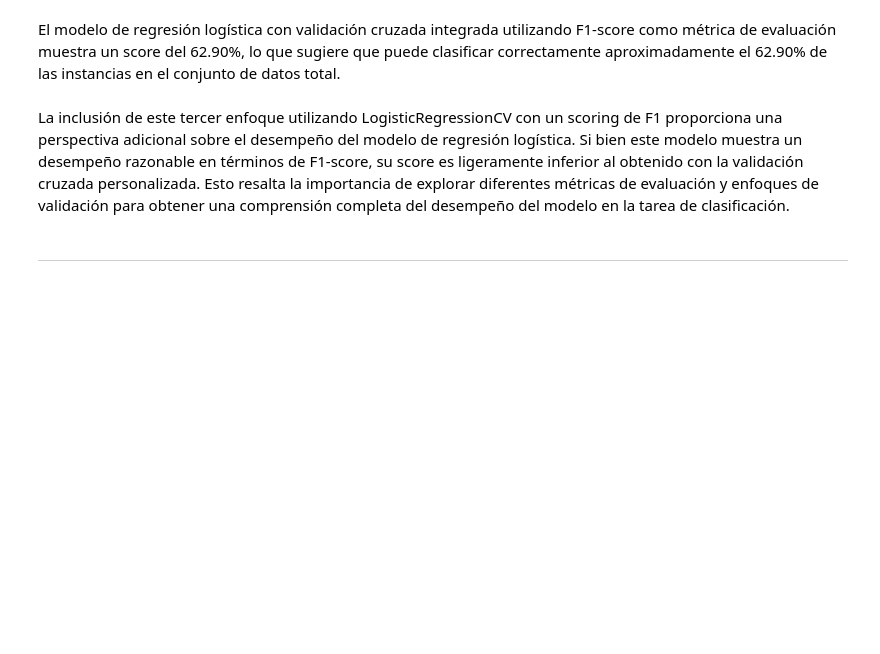
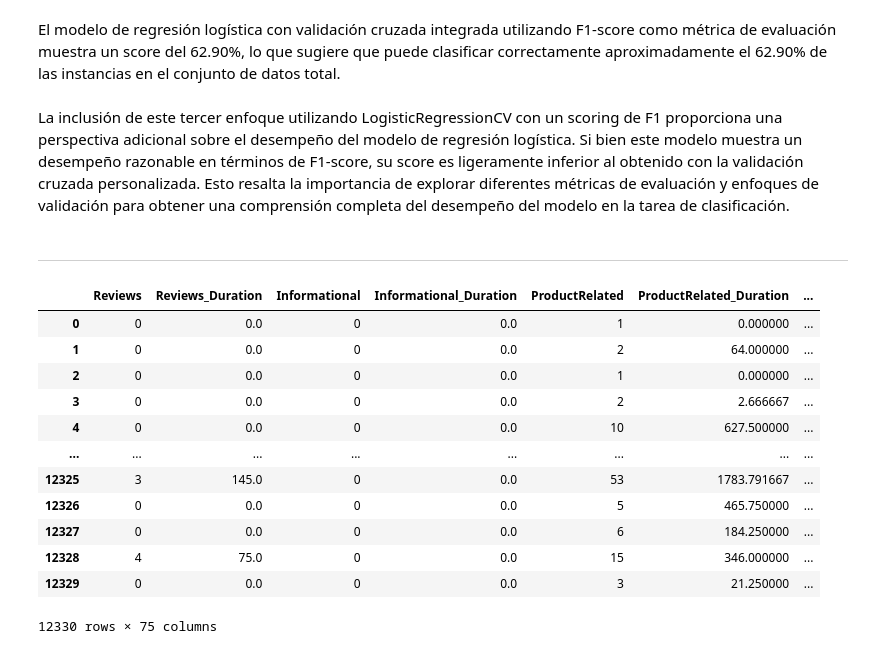
Before and after one commit to Leostark95/Anal-tica-II---Proyecto-1, a Jupyter notebook: proyecto_1.ipynb, the cells around one changed output. Cells and saved outputs as stored; diff of their text form; code cells hidden in the pictures; blank space fills up the shorter version.

```diff
--- a/proyecto_1.ipynb
+++ b/proyecto_1.ipynb
@@ -1003,3 +949,20 @@ El modelo de regresión logística con validación cruzada integrada utilizando
 La inclusión de este tercer enfoque utilizando LogisticRegressionCV con un scoring de F1 proporciona una perspectiva adicional sobre el desempeño del modelo de regresión logística. Si bien este modelo muestra un desempeño razonable en términos de F1-score, su score es ligeramente inferior al obtenido con la validación cruzada personalizada. Esto resalta la importancia de explorar diferentes métricas de evaluación y enfoques de validación para obtener una comprensión completa del desempeño del modelo en la tarea de clasificación.
 # %% [markdown]
 ---
+# %%
+df = pd.concat([df_nums, df_cats_dummies], axis=1)
+df
+# %% [output]
+|  | Reviews | Reviews_Duration | Informational | Informational_Duration | ProductRelated | ProductRelated_Duration | ... |
+| 0 | 0 | 0.0 | 0 | 0.0 | 1 | 0.000000 | ... |
+| 1 | 0 | 0.0 | 0 | 0.0 | 2 | 64.000000 | ... |
+| 2 | 0 | 0.0 | 0 | 0.0 | 1 | 0.000000 | ... |
+| 3 | 0 | 0.0 | 0 | 0.0 | 2 | 2.666667 | ... |
+| 4 | 0 | 0.0 | 0 | 0.0 | 10 | 627.500000 | ... |
+| ... | ... | ... | ... | ... | ... | ... | ... |
+| 12325 | 3 | 145.0 | 0 | 0.0 | 53 | 1783.791667 | ... |
+| 12326 | 0 | 0.0 | 0 | 0.0 | 5 | 465.750000 | ... |
+| 12327 | 0 | 0.0 | 0 | 0.0 | 6 | 184.250000 | ... |
+| 12328 | 4 | 75.0 | 0 | 0.0 | 15 | 346.000000 | ... |
+| 12329 | 0 | 0.0 | 0 | 0.0 | 3 | 21.250000 | ... |
+12330 rows × 75 columns
```
Also changed, not shown: parts of 34 cells of this notebook, 1 other file.
